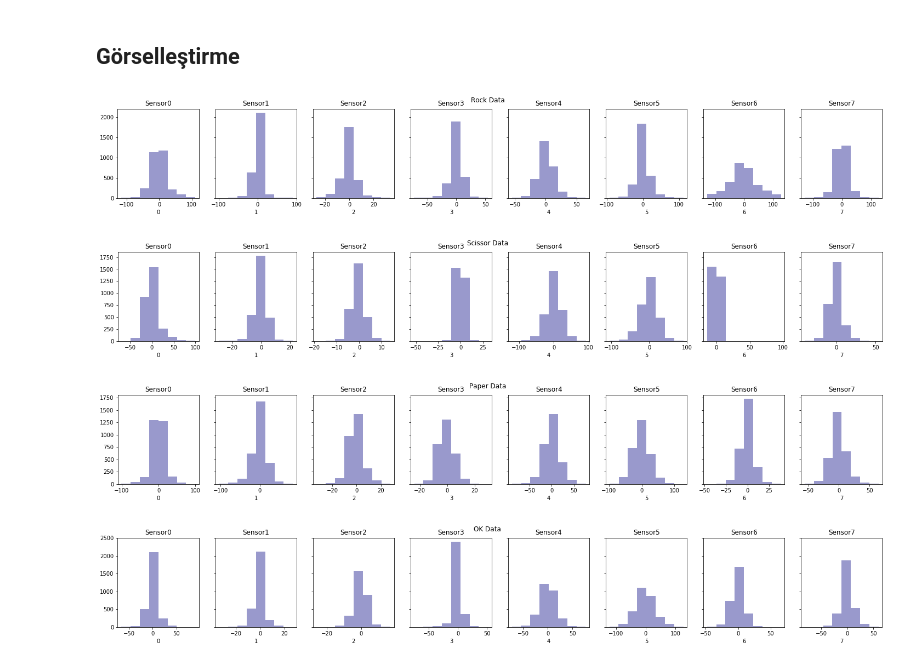
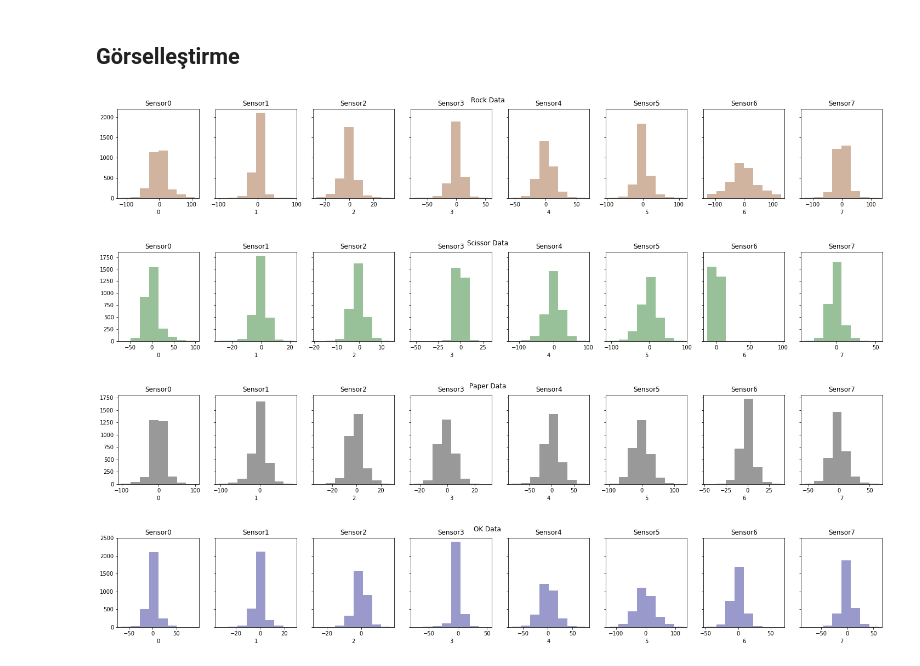
Before and after one commit to oguzhandurmaz/Classify-Gestures, a Jupyter notebook: Classify_Gesture.ipynb, the cells around one changed output. Saved outputs shown, nothing was run; the diff lists cells and outputs as text; code cells hidden in the pictures.

```diff
--- a/Classify_Gesture.ipynb
+++ b/Classify_Gesture.ipynb
@@ -41,31 +41,31 @@ fig, ax = plt.subplots(1, 8, sharex='col', sharey='row', figsize=(25,3))
 for i in range(8):
   plt.suptitle("Rock Data")
   #rock_data.iloc[:,i].plot.hist(bins=10,ax=ax[i],grid=True)
-  sns.distplot(rock_data.iloc[:,i],kde=False,ax=ax[i],color="navy",bins=8)
+  sns.distplot(rock_data.iloc[:,i],kde=False,ax=ax[i],color="saddlebrown",bins=8)
   ax[i].set_title("Sensor"+str(i))
 plt.show()
 # %% [output]
-[figure, old version]
+[figure, new version]
 # %%
 fig, ax = plt.subplots(1, 8, sharex='col', sharey='row', figsize=(25,3))
 for i in range(8):
   plt.suptitle("Scissor Data")
   #scis_data.iloc[:,i].plot.hist(bins=10,ax=ax[i],grid=True)
-  sns.distplot(scis_data.iloc[:,i],kde=False,ax=ax[i],color="navy",bins=8)
+  sns.distplot(scis_data.iloc[:,i],kde=False,ax=ax[i],color="darkgreen",bins=8)
   ax[i].set_title("Sensor"+str(i))
 plt.show()
 # %% [output]
-[figure, old version]
+[figure, new version]
 # %%
 fig, ax = plt.subplots(1, 8, sharex='col', sharey='row', figsize=(25,3))
 for i in range(8):
   plt.suptitle("Paper Data")
   #paper_data.iloc[:,i].plot.hist(bins=8,ax=ax[i],grid=True)
-  sns.distplot(paper_data.iloc[:,i],kde=False,ax=ax[i],color="navy",bins=8)
+  sns.distplot(paper_data.iloc[:,i],kde=False,ax=ax[i],color="k",bins=8)
   ax[i].set_title("Sensor"+str(i))
 plt.show()
 # %% [output]
-[figure, old version]
+[figure, new version]
 # %%
 fig, ax = plt.subplots(1, 8, sharex='col', sharey='row', figsize=(25,3))
 sns.set_palette("hls",8,.9)
```
